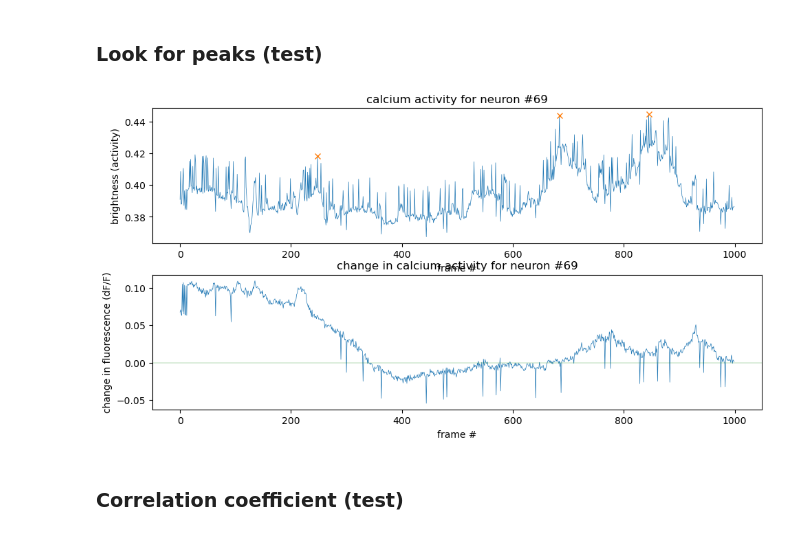
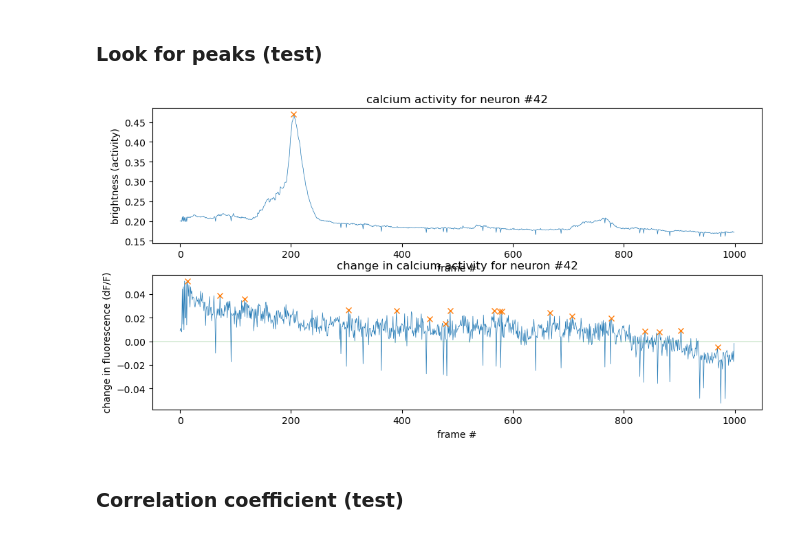
Before and after one commit to kath3rine/research, a Jupyter notebook: DFFpython.ipynb, the cells around one changed output. Drawn from its saved outputs; the diff is of its cells as text; code cells hidden in the pictures.

```diff
--- a/DFFpython.ipynb
+++ b/DFFpython.ipynb
@@ -294,5 +273,5 @@ def look_for_peaks(fluo):
         r.append(dict(zip(locs, pks)))
     return r
 # %%
-peaks = look_for_peaks(raw_fluo)
+peaks = look_for_peaks(norm_f)
 peaks_dff = look_for_peaks(dff)
@@ -303,38 +294,40 @@ def plot_trace_activity(n, peaks, peaks_dff):
     n: neuron #
     peaks, dff_peaks: dict, keys = location of peaks, values = height
 
     PRINTS
     plots of calcium activity + change in activity over time
     peaks (w/ prominence defined above)
     """
 
     fig3, (ax1, ax2) = plt.subplots(2, 1)
     fig3.tight_layout()
     fig3.set_figwidth(10)
     fig3.set_figheight(5)
 
     # calcium activity
     locs = peaks[n].keys()
     pks = peaks[n].values()
-    ax1.plot(raw_fluo[:, n], linewidth=0.5)
+    ax1.plot(norm_f[:, n], linewidth=0.5)
     ax1.plot(locs, pks, "x")
     ax1.set_title("calcium activity for neuron #" + str(n))
     ax1.set_xlabel("frame #")
     ax1.set_ylabel("brightness (activity)")
 
     # change in calcium activity
     locs_dff = peaks_dff[n].keys()
     pks_dff = peaks_dff[n].values()
     ax2.plot(dff[:, n], linewidth=0.5)
     ax2.plot(locs_dff, pks_dff, "x")
     ax2.set_title("change in calcium activity for neuron #" + str(n))
     ax2.set_xlabel("frame #")
     ax2.set_ylabel("change in fluorescence (dF/F)")
     ax2.axhline(y = 0, linewidth=0.2, color='g')
+
+peaks = look_for_peaks(norm_f)
+peaks_dff = look_for_peaks(dff)
+plot_trace_activity(42, peaks, peaks_dff)
+# %% [output]
+[figure, added]
-# %%
-plot_trace_activity(69, peaks, peaks_dff)
-# %% [output]
-[figure, removed]
 # %% [markdown]
 ### Correlation coefficient (test)
 # %%
```
Also changed, not shown: parts of 14 cells of this notebook.
